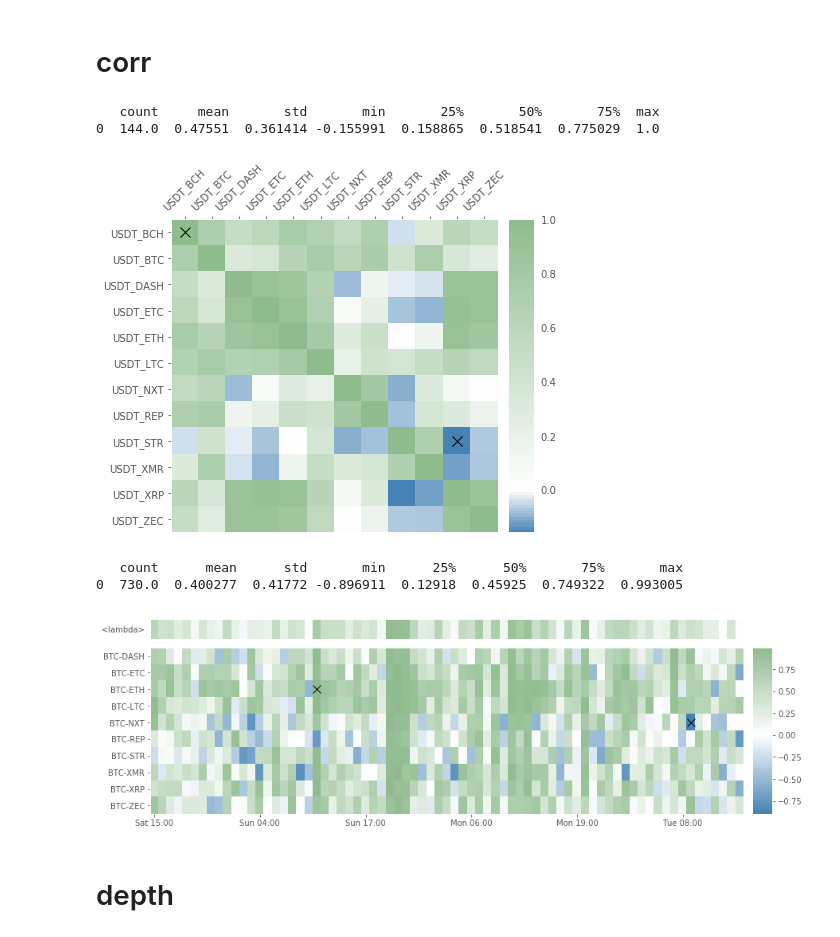
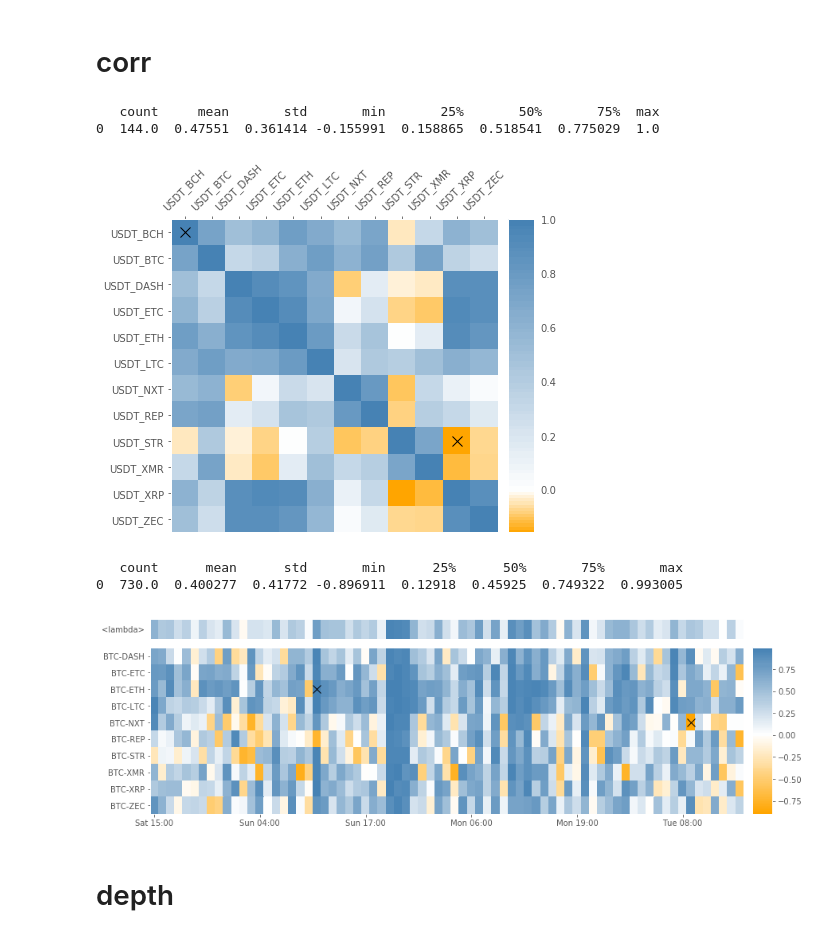
Before and after one commit to Sahanduiuc/cryptoz, a Jupyter notebook: Workbook.ipynb, the cells around one changed output. Drawn from its saved outputs; the diff is of its cells as text; code cells hidden in the pictures.

```diff
--- a/Workbook.ipynb
+++ b/Workbook.ipynb
@@ -123,13 +126,13 @@ cryptoz.utils.describe_df(df)
 # %%
 df = stats.corr.corr(cryptoz.utils.to_df(ohlc, 'C'))
 
-cmap = cryptoz.plot.continuous_cmap(['steelblue', 'white', 'darkseagreen'])
+cmap = cryptoz.plot.continuous_cmap(['orange', 'white', 'steelblue'])
 norm = cryptoz.plot.midpoint_norm(0)
 cryptoz.plot.heatmap(df, cmap=cmap, norm=norm)
 # %% [output]
    count     mean       std       min       25%       50%       75%  max
 0  144.0  0.47551  0.361414 -0.155991  0.158865  0.518541  0.775029  1.0
-[figure, old version]
+[figure, new version]
 # %%
 import re
 
@@ -143,7 +146,7 @@ cryptoz.plot.evolution(df, cmap=cmap, norm=norm)
 # %% [output]
    count      mean      std       min      25%      50%       75%       max
 0  730.0  0.400277  0.41772 -0.896911  0.12918  0.45925  0.749322  0.993005
-[figure, old version]
+[figure, new version]
 # %% [markdown]
 # depth
 # %%
```
Also changed, not shown: parts of 9 cells of this notebook, 4 other files.
